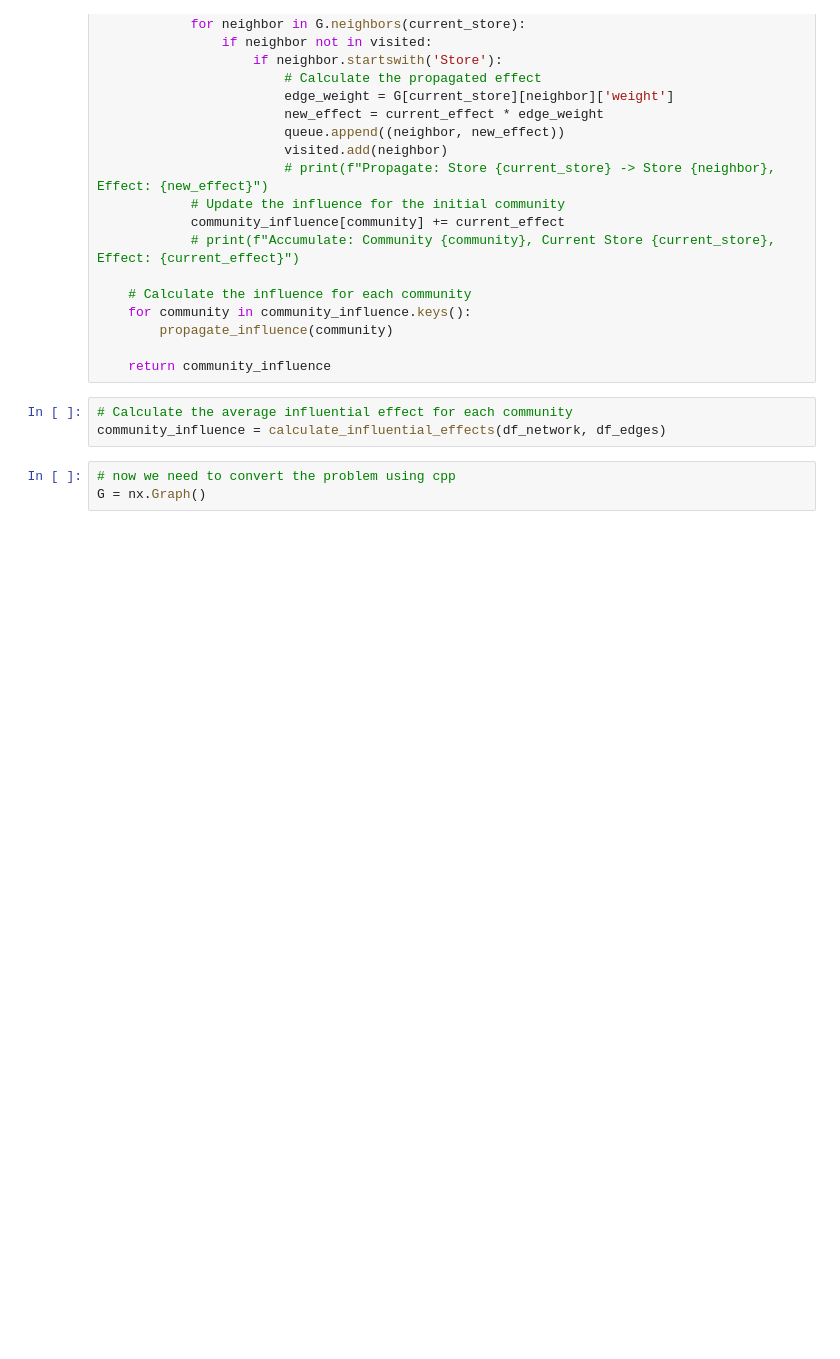
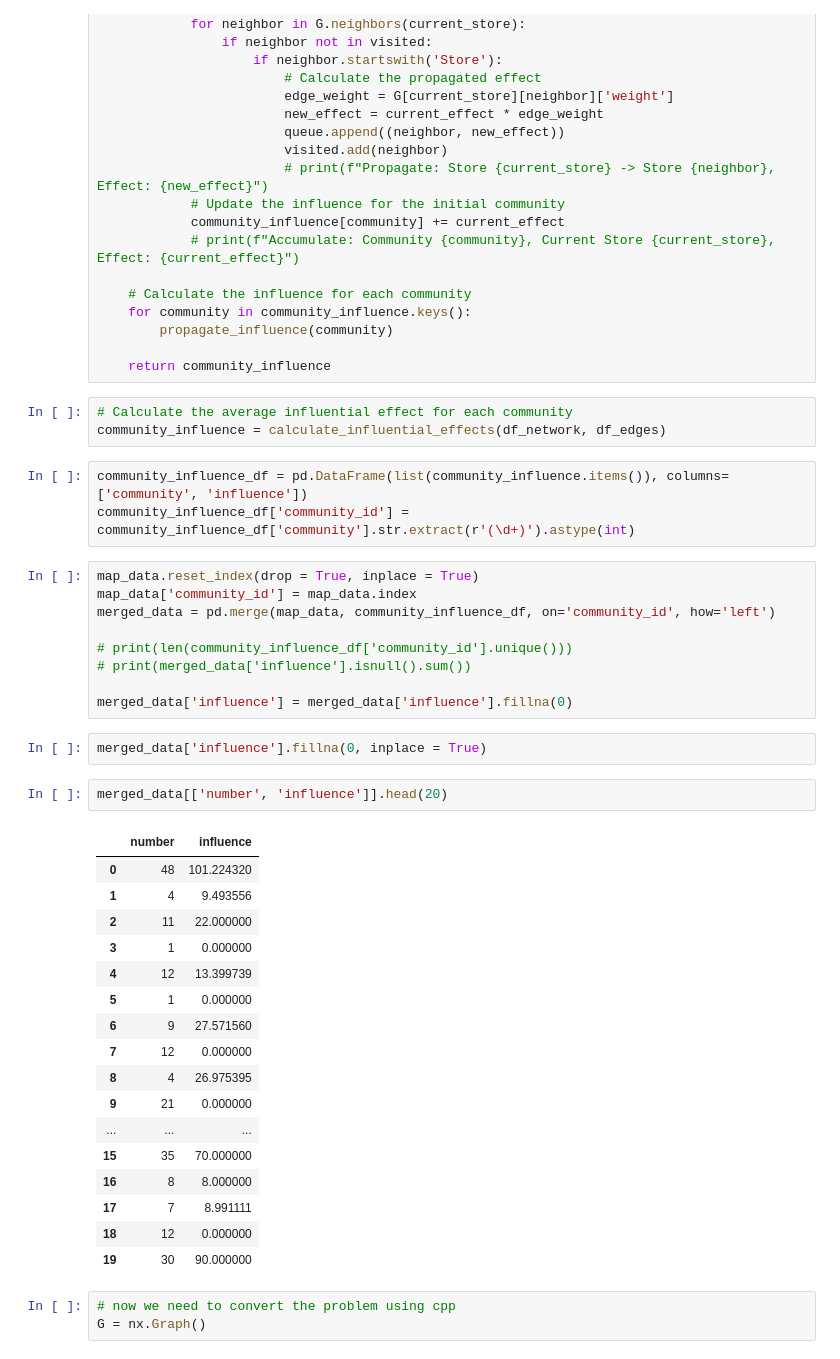
Before and after one commit to sergiozxy/RealEstateBrokerage, a Jupyter notebook: network_estimation/network_estimation.ipynb, the cells around one changed output. Drawn from its saved outputs; the diff is of its cells as text; blank space fills up the shorter version.

```diff
--- a/network_estimation/network_estimation.ipynb
+++ b/network_estimation/network_estimation.ipynb
@@ -195,6 +195,40 @@ def calculate_influential_effects(df_network, df_edges):
 # %%
 # Calculate the average influential effect for each community
 community_influence = calculate_influential_effects(df_network, df_edges)
+# %%
+community_influence_df = pd.DataFrame(list(community_influence.items()), columns=['community', 'influence'])
+community_influence_df['community_id'] = community_influence_df['community'].str.extract(r'(\d+)').astype(int)
+# %%
+map_data.reset_index(drop = True, inplace = True)
+map_data['community_id'] = map_data.index
+merged_data = pd.merge(map_data, community_influence_df, on='community_id', how='left')
+
+# print(len(community_influence_df['community_id'].unique()))
+# print(merged_data['influence'].isnull().sum())
+
+merged_data['influence'] = merged_data['influence'].fillna(0)
+# %%
+merged_data['influence'].fillna(0, inplace = True)
+# %%
+merged_data[['number', 'influence']].head(20)
+# %% [output]
+|  | number | influence |
+| 0 | 48 | 101.224320 |
+| 1 | 4 | 9.493556 |
+| 2 | 11 | 22.000000 |
+| 3 | 1 | 0.000000 |
+| 4 | 12 | 13.399739 |
+| 5 | 1 | 0.000000 |
+| 6 | 9 | 27.571560 |
+| 7 | 12 | 0.000000 |
+| 8 | 4 | 26.975395 |
+| 9 | 21 | 0.000000 |
+| ... | ... | ... |
+| 15 | 35 | 70.000000 |
+| 16 | 8 | 8.000000 |
+| 17 | 7 | 8.991111 |
+| 18 | 12 | 0.000000 |
+| 19 | 30 | 90.000000 |
 # %%
 # now we need to convert the problem using cpp
 G = nx.Graph()
```
Also changed, not shown: 1 other file.
